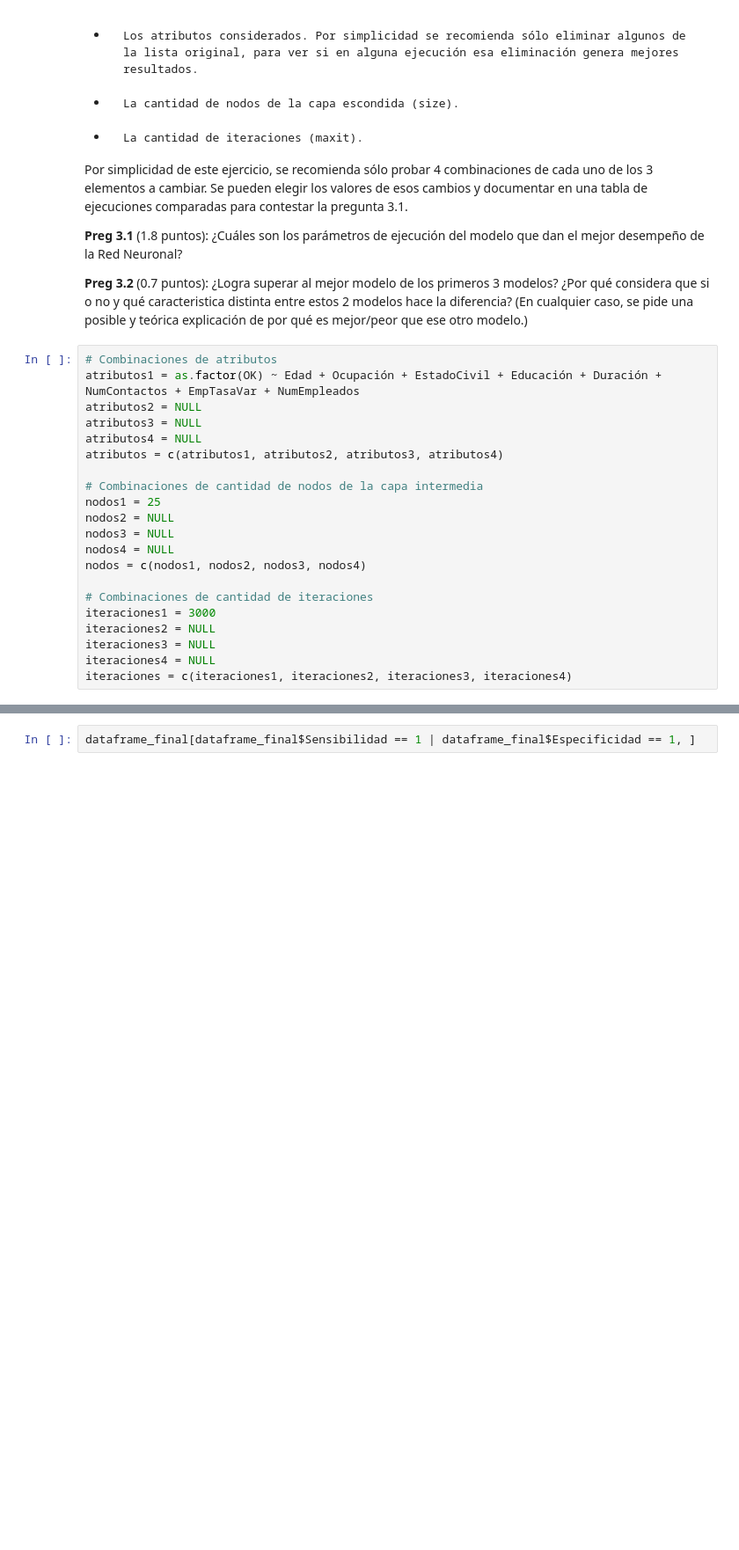
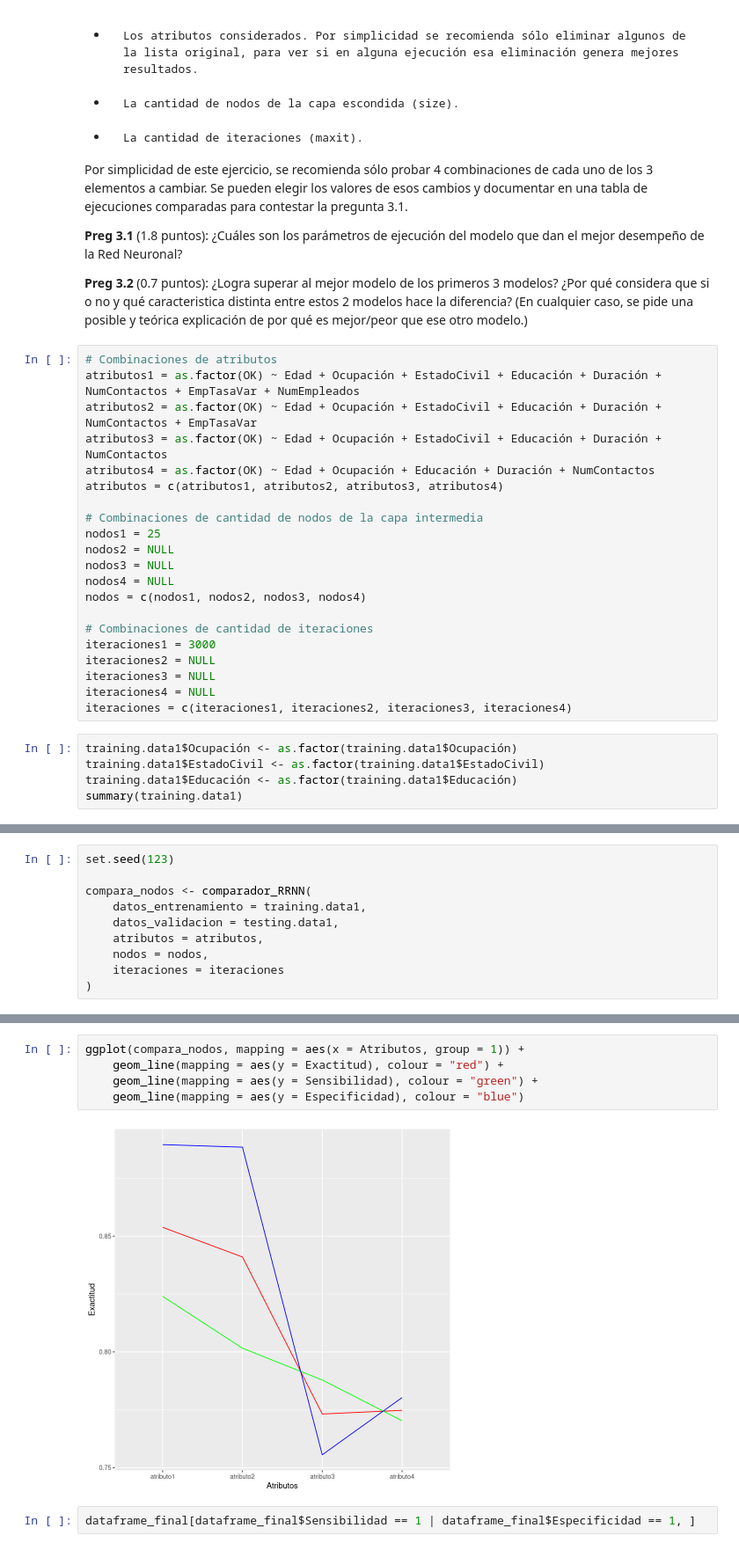
Before and after one commit to NestorPatricio/Diplomado_Big_Data_Data_Science, a Jupyter notebook: Fundamentos y aplicaciones de Machine Learning y Deep Learning/Ejercicios/Ejercicio_2_Comparación_Modelos_Clasificación_Supervisada_Resuelto.ipynb, the cells around one changed output, grey strips where cells are left out. Shown: that part at 88% size. Saved outputs shown, nothing was run; the diff lists cells and outputs as text; blank space fills up the shorter version.

```diff
--- a/Fundamentos y aplicaciones de Machine Learning y Deep Learning/Ejercicios/Ejercicio_2_Comparación_Modelos_Clasificación_Supervisada_Resuelto.ipynb
+++ b/Fundamentos y aplicaciones de Machine Learning y Deep Learning/Ejercicios/Ejercicio_2_Comparación_Modelos_Clasificación_Supervisada_Resuelto.ipynb
@@ -590,9 +651,9 @@ Por simplicidad de este ejercicio, se recomienda sólo probar 4 combinaciones de
 # %%
 # Combinaciones de atributos
 atributos1 = as.factor(OK) ~ Edad + Ocupación + EstadoCivil + Educación + Duración + NumContactos + EmpTasaVar + NumEmpleados
-atributos2 = NULL
-atributos3 = NULL
-atributos4 = NULL
+atributos2 = as.factor(OK) ~ Edad + Ocupación + EstadoCivil + Educación + Duración + NumContactos + EmpTasaVar
+atributos3 = as.factor(OK) ~ Edad + Ocupación + EstadoCivil + Educación + Duración + NumContactos
+atributos4 = as.factor(OK) ~ Edad + Ocupación + Educación + Duración + NumContactos
 atributos = c(atributos1, atributos2, atributos3, atributos4)
 
 # Combinaciones de cantidad de nodos de la capa intermedia
@@ -608,3 +669,8 @@ iteraciones2 = NULL
 iteraciones3 = NULL
 iteraciones4 = NULL
 iteraciones = c(iteraciones1, iteraciones2, iteraciones3, iteraciones4)
+# %%
+training.data1$Ocupación <- as.factor(training.data1$Ocupación)
+training.data1$EstadoCivil <- as.factor(training.data1$EstadoCivil)
+training.data1$Educación <- as.factor(training.data1$Educación)
+summary(training.data1)
@@ -790,0 +819,10 @@ Warning message in confusionMatrix.default(data = as.factor(prediccion_RN), refe
+# %%
+set.seed(123)
+
+compara_nodos <- comparador_RRNN(
+    datos_entrenamiento = training.data1,
+    datos_validacion = testing.data1,
+    atributos = atributos,
+    nodos = nodos,
+    iteraciones = iteraciones
+)
@@ -791,3 +858,10 @@ Warning message in confusionMatrix.default(data = as.factor(prediccion_RN), refe
+# %%
+ggplot(compara_nodos, mapping = aes(x = Atributos, group = 1)) +
+    geom_line(mapping = aes(y = Exactitud), colour = "red") +
+    geom_line(mapping = aes(y = Sensibilidad), colour = "green") +
+    geom_line(mapping = aes(y = Especificidad), colour = "blue")
+# %% [output]
+[figure, added]
 # %%
 dataframe_final[dataframe_final$Sensibilidad == 1 | dataframe_final$Especificidad == 1, ]
 # %% [output]
```
Also changed, not shown: parts of 9 cells of this notebook.
